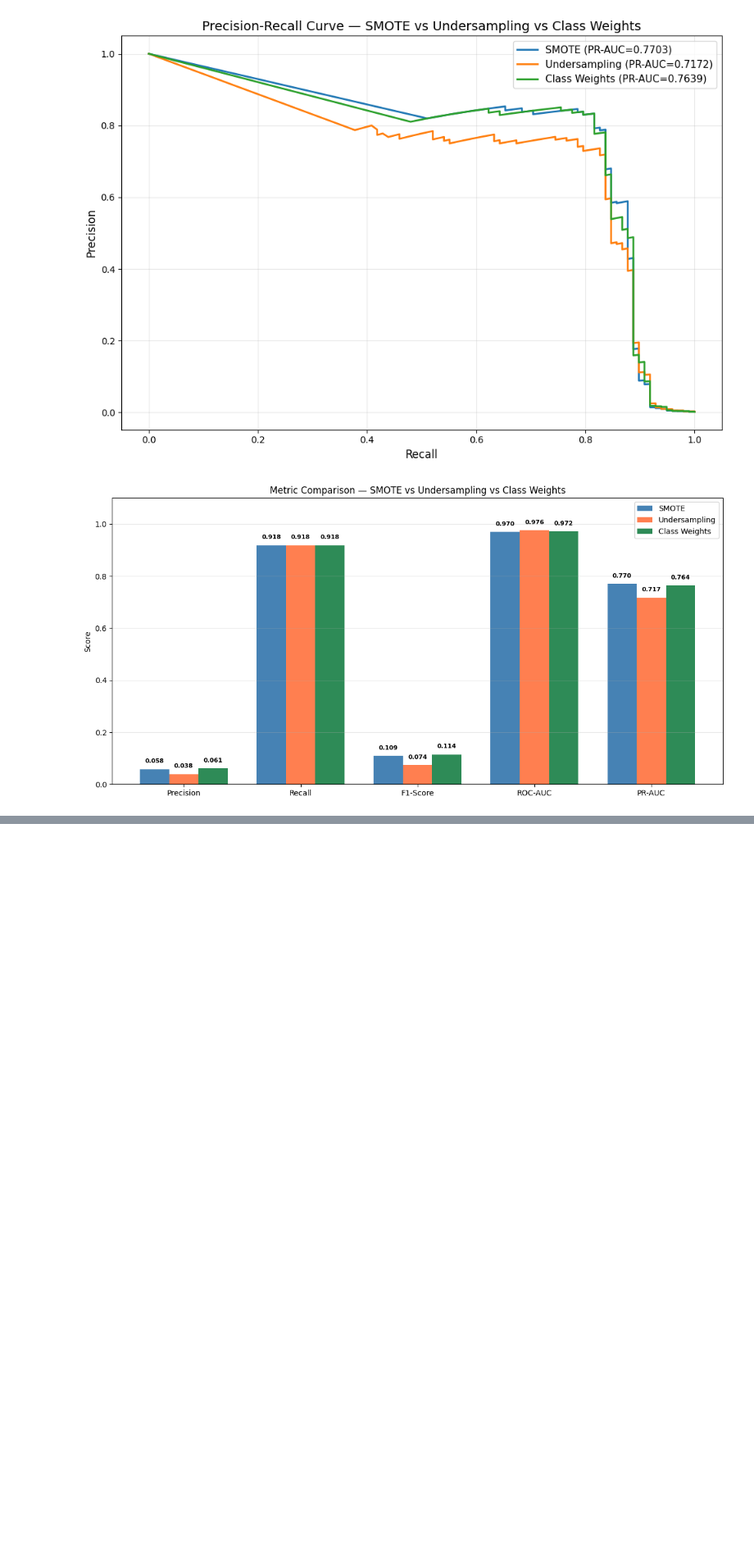
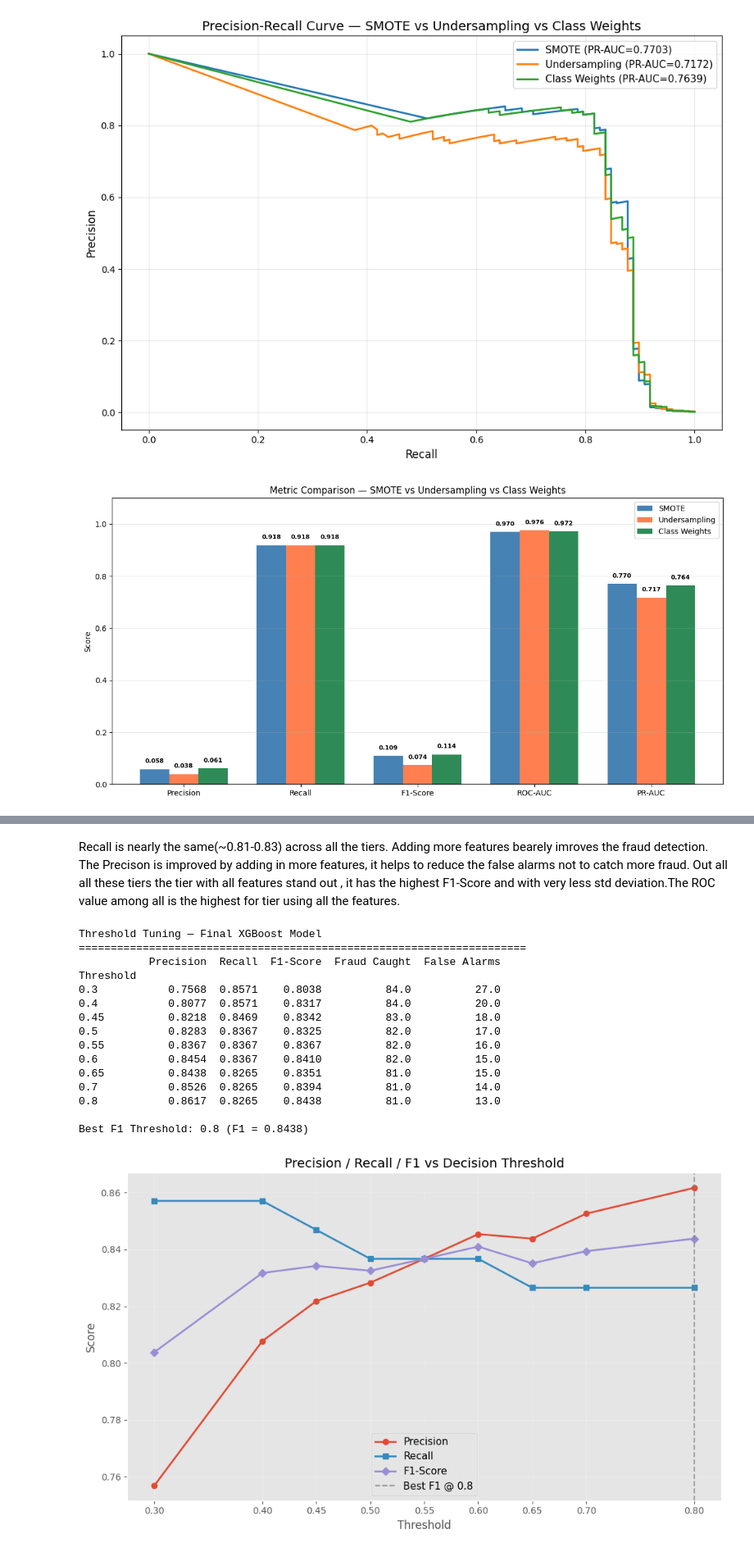
Before and after one commit to srmahapatra95/Credit-Card-Fraud-Detection, a Jupyter notebook: notebooks/02_preprocessing.ipynb, the cells around one changed output, grey strips where cells are left out. Shown at 82% size. Saved outputs shown, nothing was run; the diff lists cells and outputs as text; code cells hidden in the pictures; blank space fills up the shorter version.

```diff
--- a/notebooks/02_preprocessing.ipynb
+++ b/notebooks/02_preprocessing.ipynb
@@ -412,0 +703,2 @@ plt.show()
+# %% [markdown]
+Recall is nearly the same(~0.81-0.83) across all the tiers. Adding more features bearely imroves the fraud detection. The Precison is improved by adding in more features, it helps to reduce the false alarms not to catch more fraud. Out all all these tiers the tier with all features stand out , it has the highest F1-Score and with very less std deviation.The ROC value among all is the highest for tier using all the features.
@@ -412,0 +737,61 @@ plt.show()
+# %%
+from sklearn.metrics import precision_recall_curve, f1_score, precision_score, recall_score
+
+# Get probabilities from the final model
+y_prob = final_model.predict_proba(X_test)[:, 1]
+
+# Test multiple thresholds (finer-grained around 0.5-0.6 to find the peak)
+thresholds = [0.3, 0.4, 0.45, 0.5, 0.55, 0.6, 0.65, 0.7, 0.8]
+
+threshold_results = {}
+for t in thresholds:
+    y_pred_t = (y_prob >= t).astype(int)
+    threshold_results[f"{t}"] = {
+        "Precision": round(precision_score(y_test, y_pred_t), 4),
+        "Recall": round(recall_score(y_test, y_pred_t), 4),
+        "F1-Score": round(f1_score(y_test, y_pred_t), 4),
+        "Fraud Caught": int(y_pred_t[y_test == 1].sum()),
+        "False Alarms": int(y_pred_t[y_test == 0].sum()),
+    }
+
+threshold_df = pd.DataFrame(threshold_results).T
+threshold_df.index.name = "Threshold"
+print("Threshold Tuning — Final XGBoost Model")
+print("=" * 70)
+print(threshold_df.to_string())
+
+# Highlight the best F1 threshold
+best_threshold = max(threshold_results, key=lambda t: threshold_results[t]["F1-Score"])
+print(f"\nBest F1 Threshold: {best_threshold} (F1 = {threshold_results[best_threshold]['F1-Score']:.4f})")
+
+# Plot Precision, Recall, F1 across thresholds
+fig, ax = plt.subplots(figsize=(10, 6))
+ax.plot(thresholds, [threshold_results[str(t)]["Precision"] for t in thresholds], "o-", label="Precision", linewidth=2)
+ax.plot(thresholds, [threshold_results[str(t)]["Recall"] for t in thresholds], "s-", label="Recall", linewidth=2)
+ax.plot(thresholds, [threshold_results[str(t)]["F1-Score"] for t in thresholds], "D-", label="F1-Score", linewidth=2)
+ax.axvline(x=float(best_threshold), color="gray", linestyle="--", alpha=0.7, label=f"Best F1 @ {best_threshold}")
+ax.set_xlabel("Threshold", fontsize=12)
+ax.set_ylabel("Score", fontsize=12)
+ax.set_title("Precision / Recall / F1 vs Decision Threshold", fontsize=14)
+ax.legend(fontsize=11)
+ax.grid(True, alpha=0.3)
+ax.set_xticks(thresholds)
+plt.tight_layout()
+plt.show()
+# %% [output]
+Threshold Tuning — Final XGBoost Model
+======================================================================
+           Precision  Recall  F1-Score  Fraud Caught  False Alarms
+Threshold
+0.3           0.7568  0.8571    0.8038          84.0          27.0
+0.4           0.8077  0.8571    0.8317          84.0          20.0
+0.45          0.8218  0.8469    0.8342          83.0          18.0
+0.5           0.8283  0.8367    0.8325          82.0          17.0
+0.55          0.8367  0.8367    0.8367          82.0          16.0
+0.6           0.8454  0.8367    0.8410          82.0          15.0
+0.65          0.8438  0.8265    0.8351          81.0          15.0
+0.7           0.8526  0.8265    0.8394          81.0          14.0
+0.8           0.8617  0.8265    0.8438          81.0          13.0
+
+Best F1 Threshold: 0.8 (F1 = 0.8438)
+[figure, added]
```
Also changed, not shown: parts of 20 cells of this notebook.
